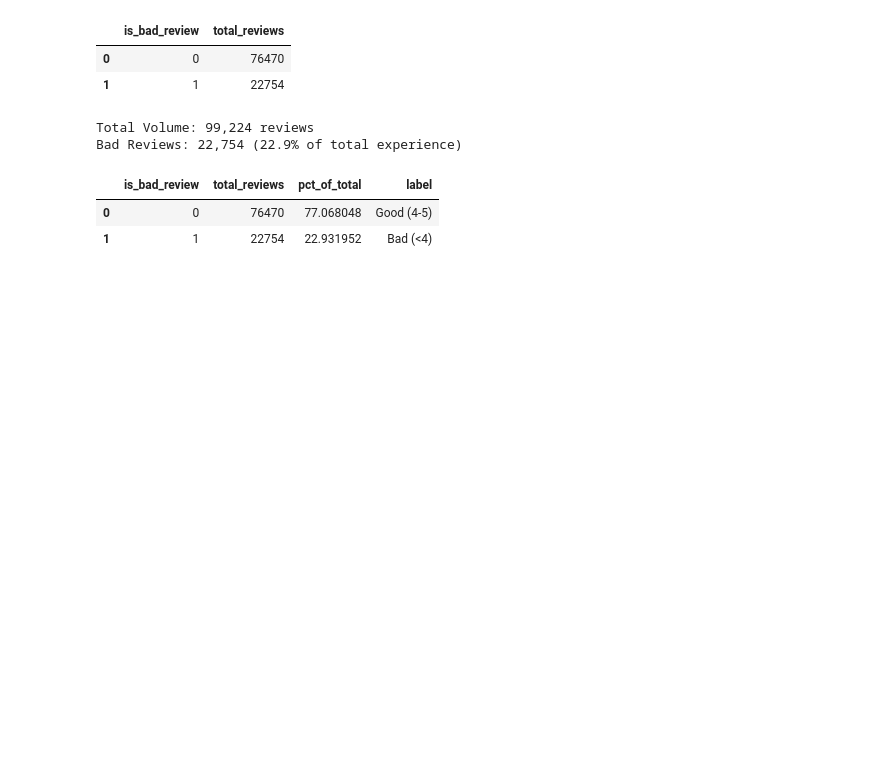
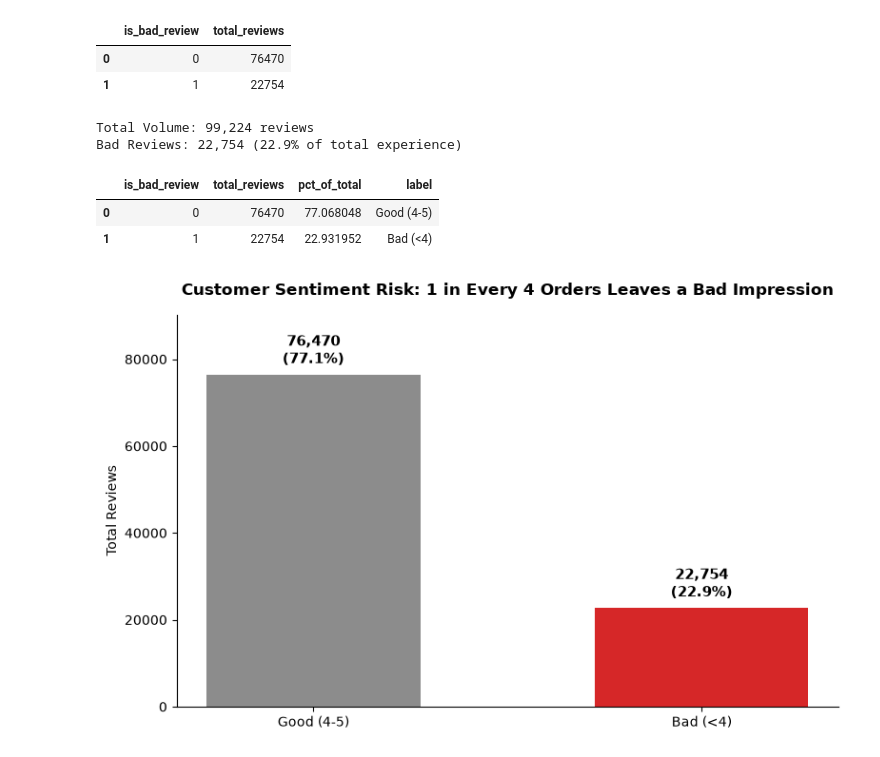
Before and after one commit to powernusa/olist-dbt-portfolio, a Jupyter notebook: explore_data/reviews.ipynb, the cells around one changed output. Drawn from its saved outputs; the diff is of its cells as text; code cells hidden in the pictures; blank space fills up the shorter version.

Commit message:
feat(explore): edit reviews.ipynb

```diff
--- a/explore_data/reviews.ipynb
+++ b/explore_data/reviews.ipynb
@@ -222,3 +222,31 @@ summary
 |  | is_bad_review | total_reviews | pct_of_total | label |
 | 0 | 0 | 76470 | 77.068048 | Good (4-5) |
 | 1 | 1 | 22754 | 22.931952 | Bad (<4) |
+# %%
+fig, ax = plt.subplots(figsize=(8, 5))
+
+# Plot bars with strong visual contrast
+colors = ['#8c8c8c', '#d62728']  # Gray for Good, Bright Red for Bad
+bars = ax.bar(summary['label'], summary['total_reviews'], color=colors, width=0.55)
+
+# Annotate counts and percentages directly on top of bars
+for bar, pct in zip(bars, summary['pct_of_total']):
+    height = bar.get_height()
+    ax.text(
+        bar.get_x() + bar.get_width() / 2,
+        height + (total_volume * 0.015),
+        f"{height:,}\n({pct:.1f}%)",
+        ha='center', va='bottom', fontsize=11, fontweight='bold'
+    )
+
+# Formatting
+ax.set_title("Customer Sentiment Risk: 1 in Every 4 Orders Leaves a Bad Impression", fontsize=12, fontweight='bold', pad=15)
+ax.set_ylabel("Total Reviews", fontsize=10)
+ax.set_ylim(0, max(summary['total_reviews']) * 1.18)
+ax.spines['top'].set_visible(False)
+ax.spines['right'].set_visible(False)
+
+plt.tight_layout()
+plt.show()
+# %% [output]
+[figure, added]
```
